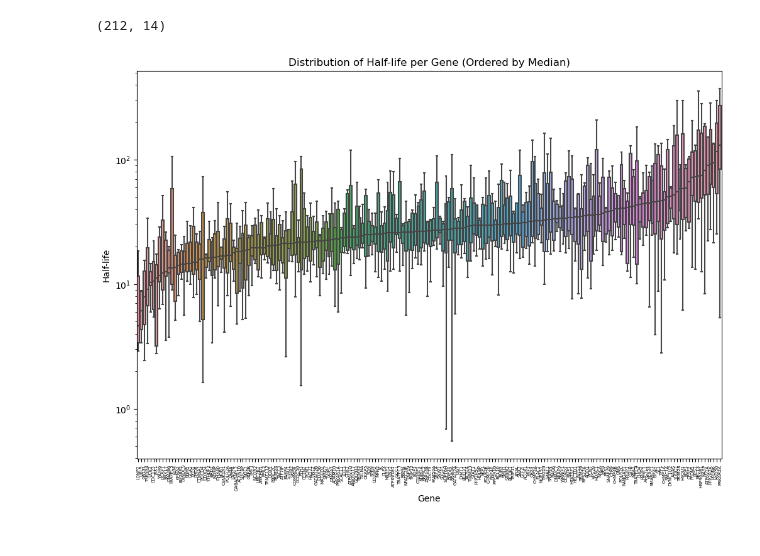
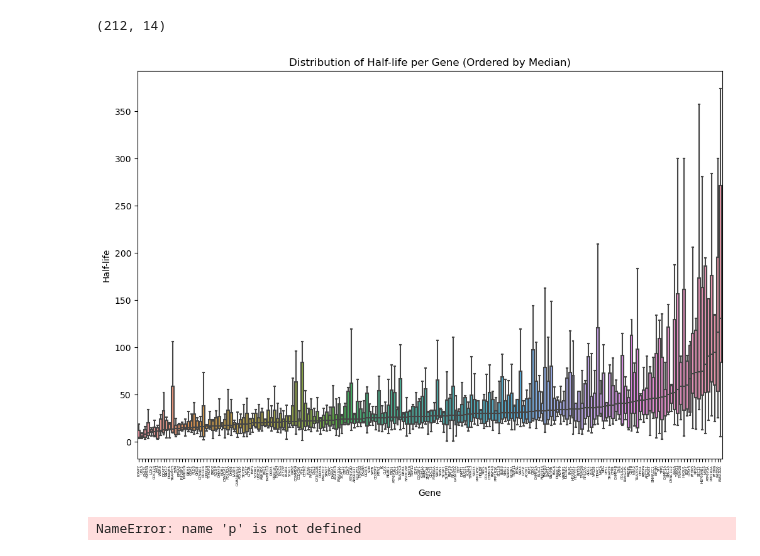
Before and after one commit to reliscu/experimental_parameters, a Jupyter notebook: plot_half-life_data.ipynb, the cells around one changed output. Drawn from its saved outputs; the diff is of its cells as text; code cells hidden in the pictures.

```diff
--- a/plot_half-life_data.ipynb
+++ b/plot_half-life_data.ipynb
@@ -50,0 +50,6 @@ filtered_df = merged_df[merged_df[half_life_cols].notna().sum(axis=1) >= 10]
+# %%
+half_life_cols = [col for col in filtered_df.columns if "Half-life" in col]
+correlation_matrix = filtered_df[half_life_cols].corr(method='pearson')
+sns.clustermap(correlation_matrix, annot=True, cmap="coolwarm", figsize=(8, 8))
+plt.title("Clustered Correlation of Half-life Estimates")  # Optional: won't attach to clustermap directly
+plt.show()
@@ -57,14 +64,18 @@ merged_long_df = filtered_df.melt(id_vars='Gene', value_vars=half_life_cols, var
 # %%
 import seaborn as sns
 import matplotlib.pyplot as plt
 
 medians = merged_long_df.groupby('Gene')['Half-life'].median().sort_values()
 
 plt.figure(figsize=(12, 8))
 sns.boxplot(data=merged_long_df, x='Gene', y='Half-life', order=medians.index, showfliers=False)
-plt.xticks(rotation=90, fontsize=5)
-plt.yscale('log')
+plt.xticks(rotation=90, fontsize=4)
+# plt.yscale('log')
 plt.title("Distribution of Half-life per Gene (Ordered by Median)")
 plt.show()
 # %% [output]
-[figure, old version]
+[figure, new version]
+# %%
+p
+# %% [output]
+NameError: name 'p' is not defined
```
Also changed, not shown: parts of 6 cells of this notebook, 2 other files.
